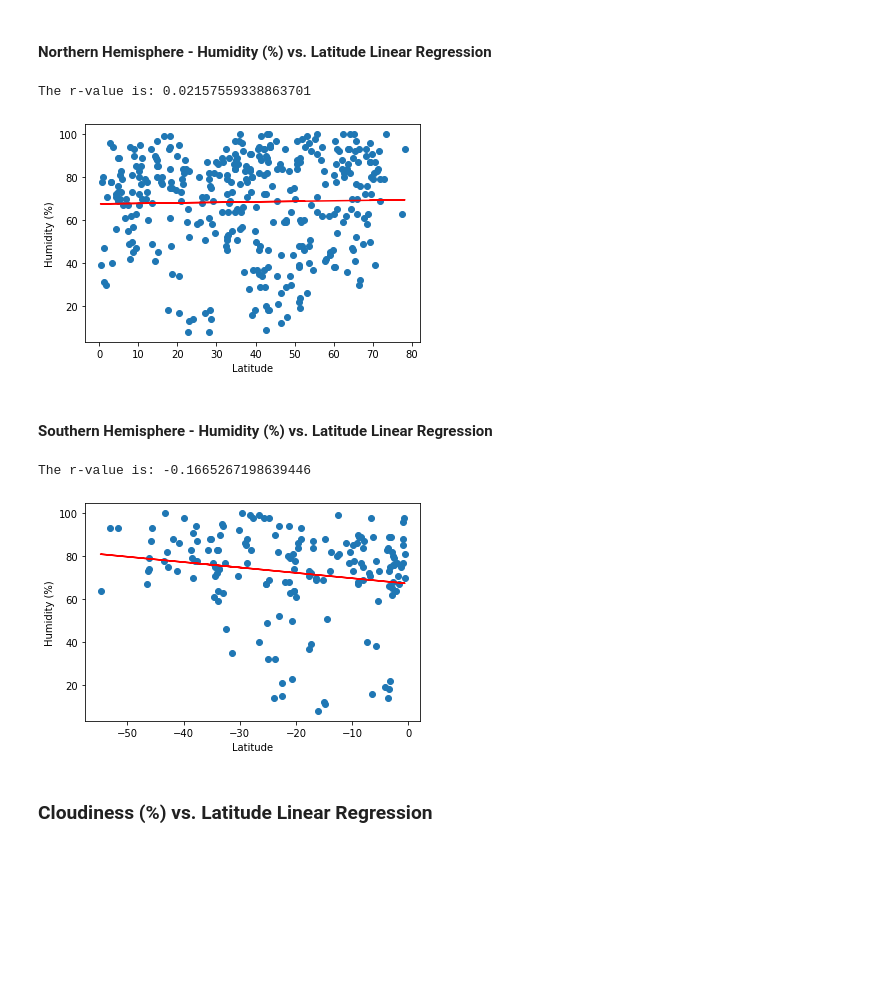
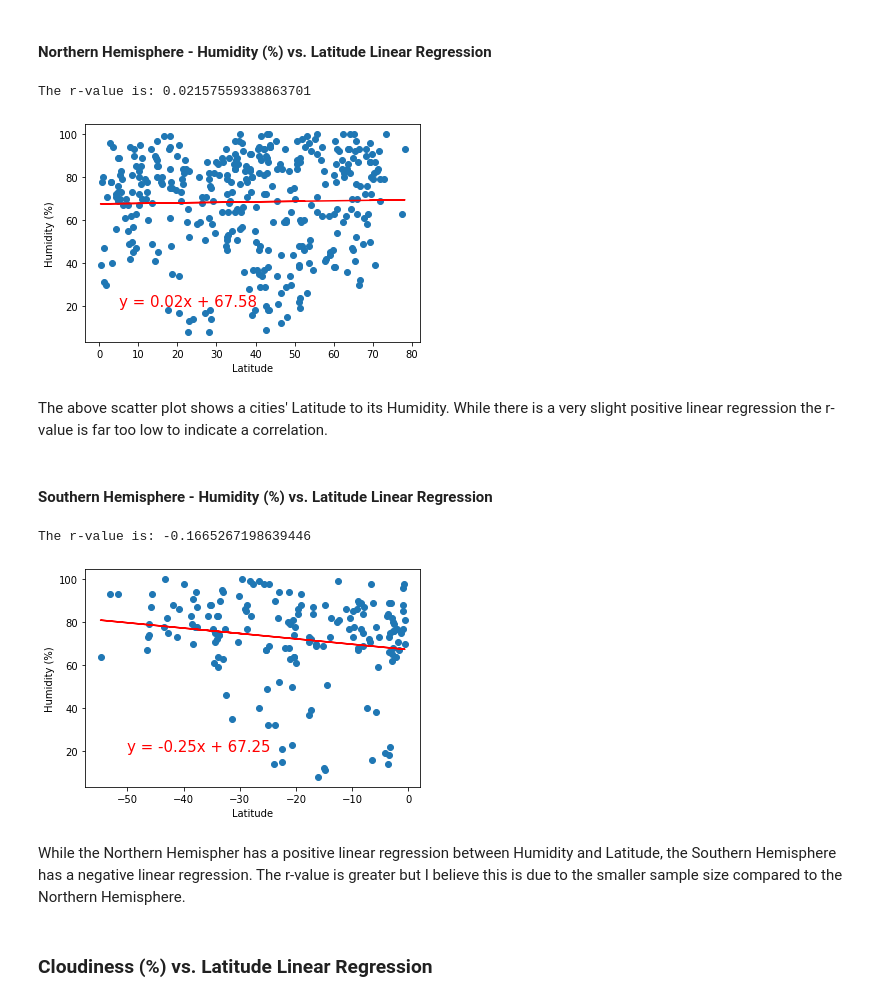
Before and after one commit to Ba1lina/World_Weather_Analysis, a Jupyter notebook: WeatherPy/WeatherPy.ipynb, the cells around one changed output. Cells and saved outputs as stored; diff of their text form; code cells hidden in the pictures; blank space fills up the shorter version.

```diff
--- a/WeatherPy/WeatherPy.ipynb
+++ b/WeatherPy/WeatherPy.ipynb
@@ -267,20 +271,22 @@ The r-value is: 0.803359791940072
 # %%
 x_values = northern_hemi["Latitude"]
 y_values = northern_hemi["Humidity"]
 
 (slope, intercept, rvalue, pvalue, stderr) = linregress(x_values, y_values)
 regress_values = x_values * slope + intercept
 line_eq = "y = " + str(round(slope,2)) + "x + " + str(round(intercept,2))
 plt.scatter(x_values, y_values)
 plt.plot(x_values,regress_values,"r-")
-plt.annotate(line_eq,(5.8,0.8),fontsize=15,color="red")
+plt.annotate(line_eq,(5,20),fontsize=15,color="red")
 plt.ylabel("Humidity (%)")
 plt.xlabel("Latitude")
 print(f"The r-value is: {rvalue}")
 plt.show();
 # %% [output]
 The r-value is: 0.02157559338863701
-[figure, old version]
+[figure, new version]
+# %% [markdown]
+The above scatter plot shows a cities' Latitude to its Humidity. While there is a very slight positive linear regression the r-value is far too low to indicate a correlation.
 # %% [markdown]
 ####  Southern Hemisphere - Humidity (%) vs. Latitude Linear Regression
 # %%
@@ -292,14 +298,16 @@ regress_values = x_values * slope + intercept
 line_eq = "y = " + str(round(slope,2)) + "x + " + str(round(intercept,2))
 plt.scatter(x_values, y_values)
 plt.plot(x_values,regress_values,"r-")
-plt.annotate(line_eq,(5.8,0.8),fontsize=15,color="red")
+plt.annotate(line_eq,(-50,20),fontsize=15,color="red")
 plt.ylabel("Humidity (%)")
 plt.xlabel("Latitude")
 print(f"The r-value is: {rvalue}")
 plt.show();
 # %% [output]
 The r-value is: -0.1665267198639446
-[figure, old version]
+[figure, new version]
+# %% [markdown]
+While the Northern Hemispher has a positive linear regression between Humidity and Latitude, the Southern Hemisphere has a negative linear regression. The r-value is greater but I believe this is due to the smaller sample size compared to the Northern Hemisphere.
 # %% [markdown]
 ### Cloudiness (%) vs. Latitude Linear Regression
 # %% [markdown]
```
Also changed, not shown: parts of 9 cells of this notebook.
